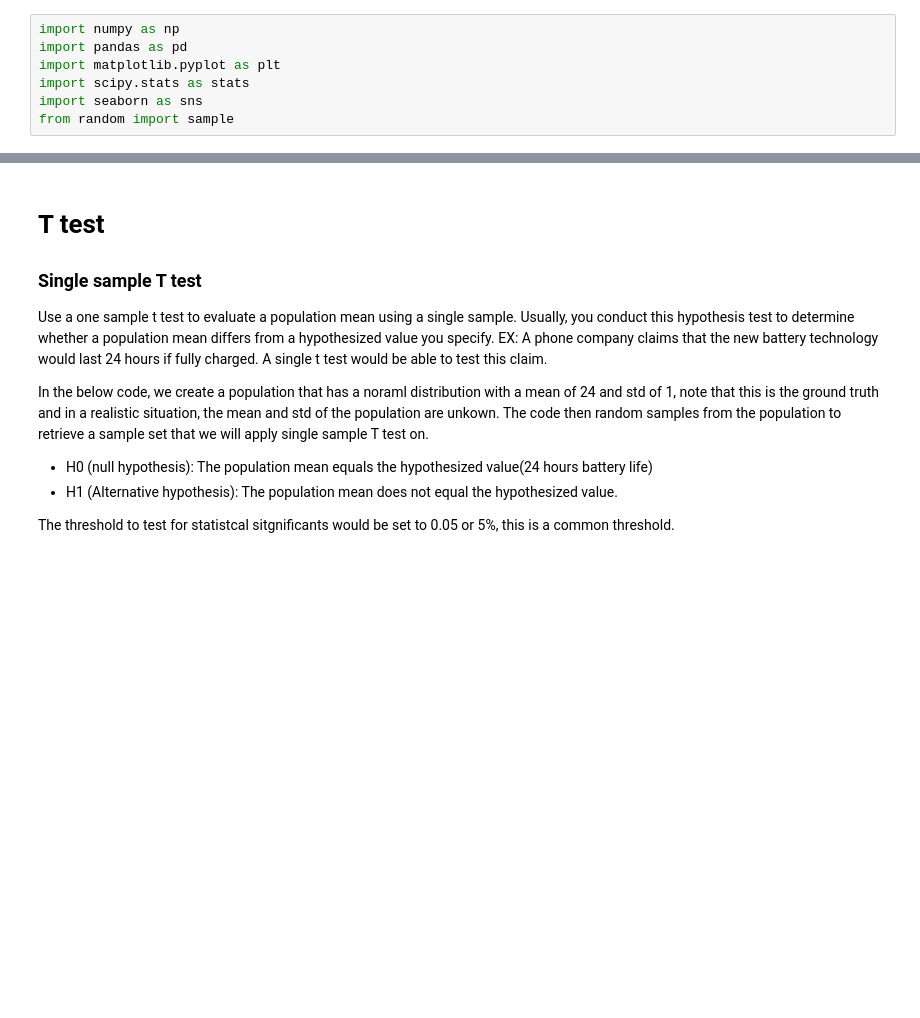
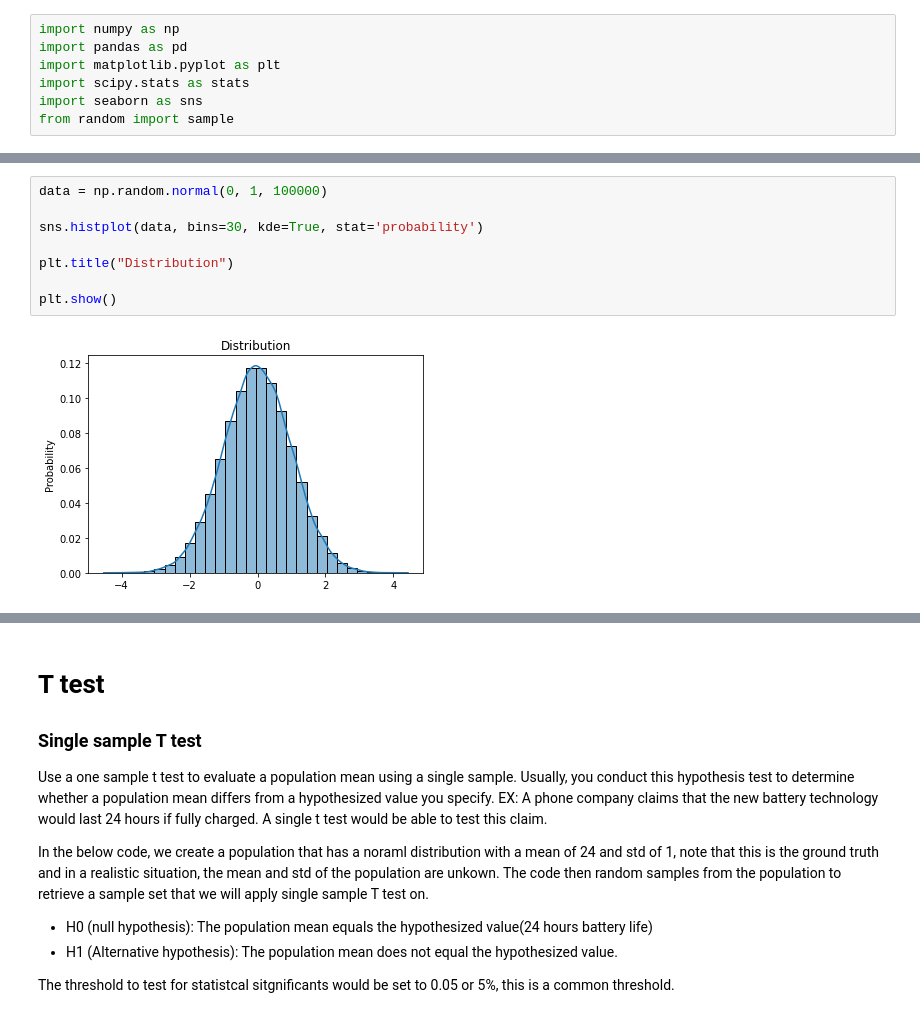
Before and after one commit to chris199713/Hypothesis_test, a Jupyter notebook: Hypothesis_testing.ipynb, the cells around one changed output, grey strips where cells are left out. Saved outputs shown, nothing was run; the diff lists cells and outputs as text; blank space fills up the shorter version.

```diff
--- a/Hypothesis_testing.ipynb
+++ b/Hypothesis_testing.ipynb
@@ -11,0 +61,10 @@ from random import sample
+# %%
+data = np.random.normal(0, 1, 100000)
+
+sns.histplot(data, bins=30, kde=True, stat='probability')
+
+plt.title("Distribution")
+
+plt.show()
+# %% [output]
+[figure, added]
```
Also changed, not shown: parts of 6 cells of this notebook, 1 other file.
